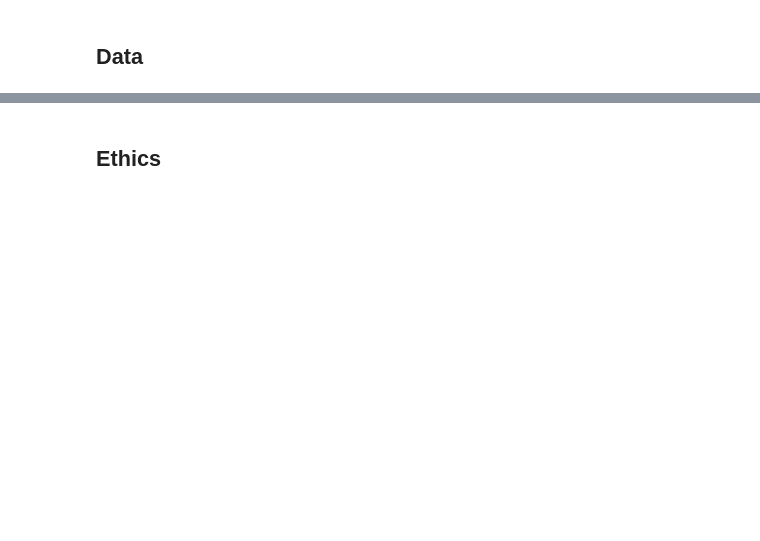
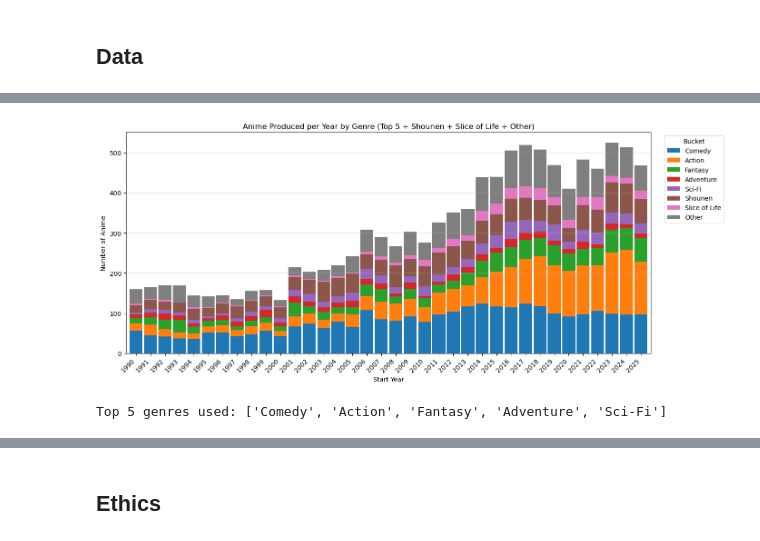
Before and after one commit to COGS108/Group089_WI26, a Jupyter notebook: 02-EDACheckpoint.ipynb, the cells around one changed output, grey strips where cells are left out. Drawn from its saved outputs; the diff is of its cells as text; code cells hidden in the pictures; blank space fills up the shorter version.

```diff
--- a/02-EDACheckpoint.ipynb
+++ b/02-EDACheckpoint.ipynb
@@ -153,0 +412,75 @@ Some more words and stuff.  Remember notebooks work best if you interleave the c
+# %%
+
+
+# Exclude 2026+
+df = df.dropna(subset=["start_year"]).copy()
+df["start_year"] = df["start_year"].astype(int)
+df = df[df["start_year"] < 2026].copy()
+
+# top 5 genres overall (exclude Slice of Life + Shounen since they get their own bins)
+all_genres = (
+    df["genres"].dropna()
+      .str.split(";")
+      .explode()
+      .str.strip()
+      .replace("", np.nan)
+      .dropna()
+)
+top5 = (
+    all_genres[~all_genres.isin(["Slice of Life", "Shounen"])]
+    .value_counts()
+    .head(5)
+    .index
+    .tolist()
+)
+
+# --- assign each anime to exactly one bucket (priority: Shounen, Slice of Life, top5, Other) ---
+def bucket_genre(row):
+    if row.get("is_shounen", False):
+        return "Shounen"
+    if row.get("is_slice_of_life", False):
+        return "Slice of Life"
+
+    g = row.get("genres", None)
+    if pd.isna(g):
+        return "Other"
+    gset = {x.strip() for x in str(g).split(";") if x.strip()}
+    for genre in top5:
+        if genre in gset:
+            return genre
+    return "Other"
+
+df["genre_bucket"] = df.apply(bucket_genre, axis=1)
+
+counts = (
+    df.groupby(["start_year", "genre_bucket"])
+      .size()
+      .unstack(fill_value=0)
+      .sort_index()
+)
+
+order = top5 + ["Shounen", "Slice of Life", "Other"]
+counts = counts.reindex(columns=order, fill_value=0)
+
+# --- plot ---
+fig, ax = plt.subplots(figsize=(14, 6))
+counts.plot(kind="bar", stacked=True, ax=ax, width=0.9)
+
+ax.set_title("Anime Produced per Year by Genre (Top 5 + Shounen + Slice of Life + Other)")
+ax.set_xlabel("Start Year")
+ax.set_ylabel("Number of Anime")
+ax.grid(axis="y", alpha=0.3)
+
+years = counts.index.to_numpy()
+tick_every = max(1, len(years) // 20)
+ax.set_xticks(np.arange(0, len(years), tick_every))
+ax.set_xticklabels(years[::tick_every], rotation=45, ha="right")
+
+ax.legend(title="Bucket", bbox_to_anchor=(1.02, 1), loc="upper left")
+plt.tight_layout()
+plt.show()
+
+print("Top 5 genres used:", top5)
+# %% [output]
+[figure, added]
+Top 5 genres used: ['Comedy', 'Action', 'Fantasy', 'Adventure', 'Sci-Fi']
```
Also changed, not shown: parts of 77 cells of this notebook.
